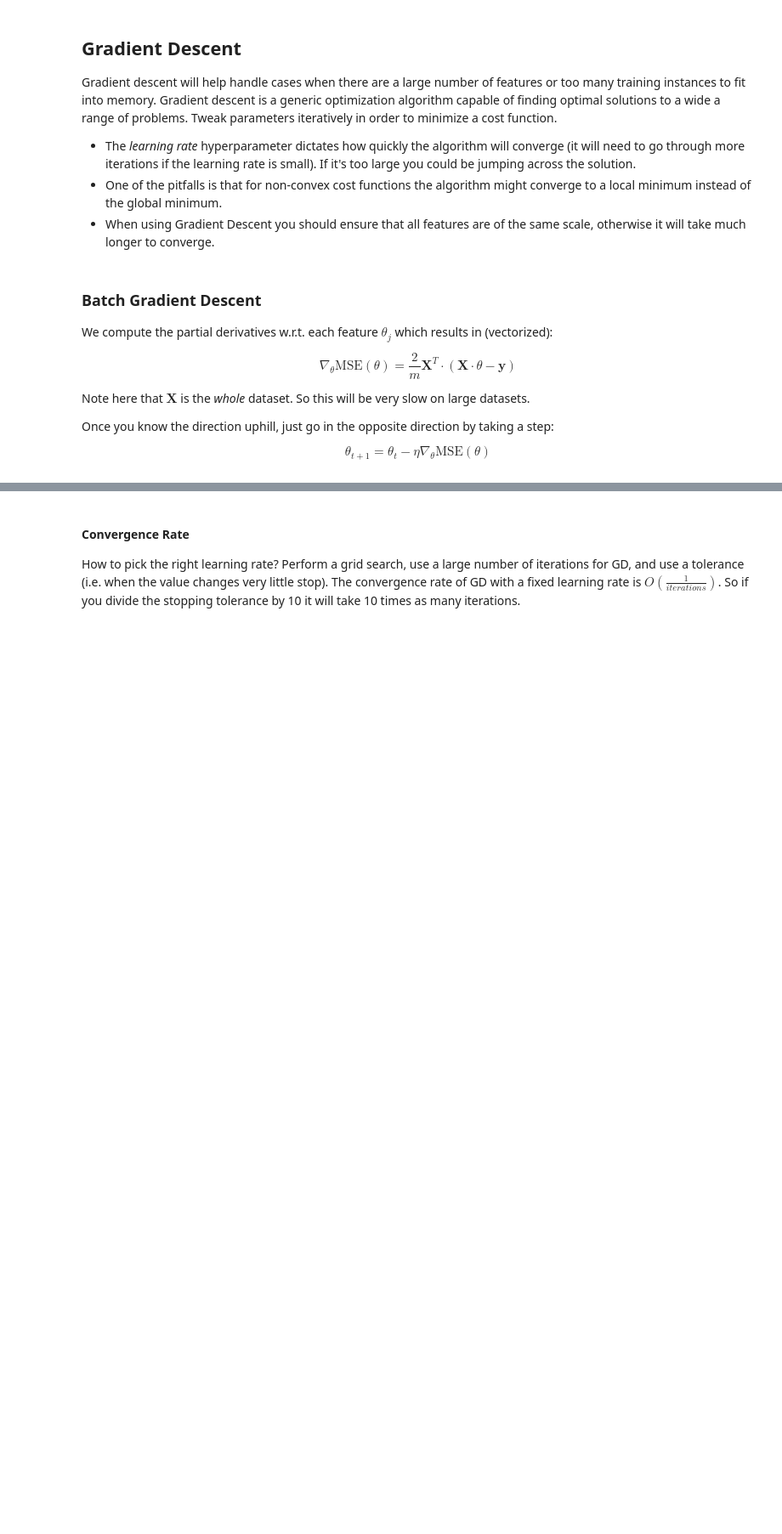
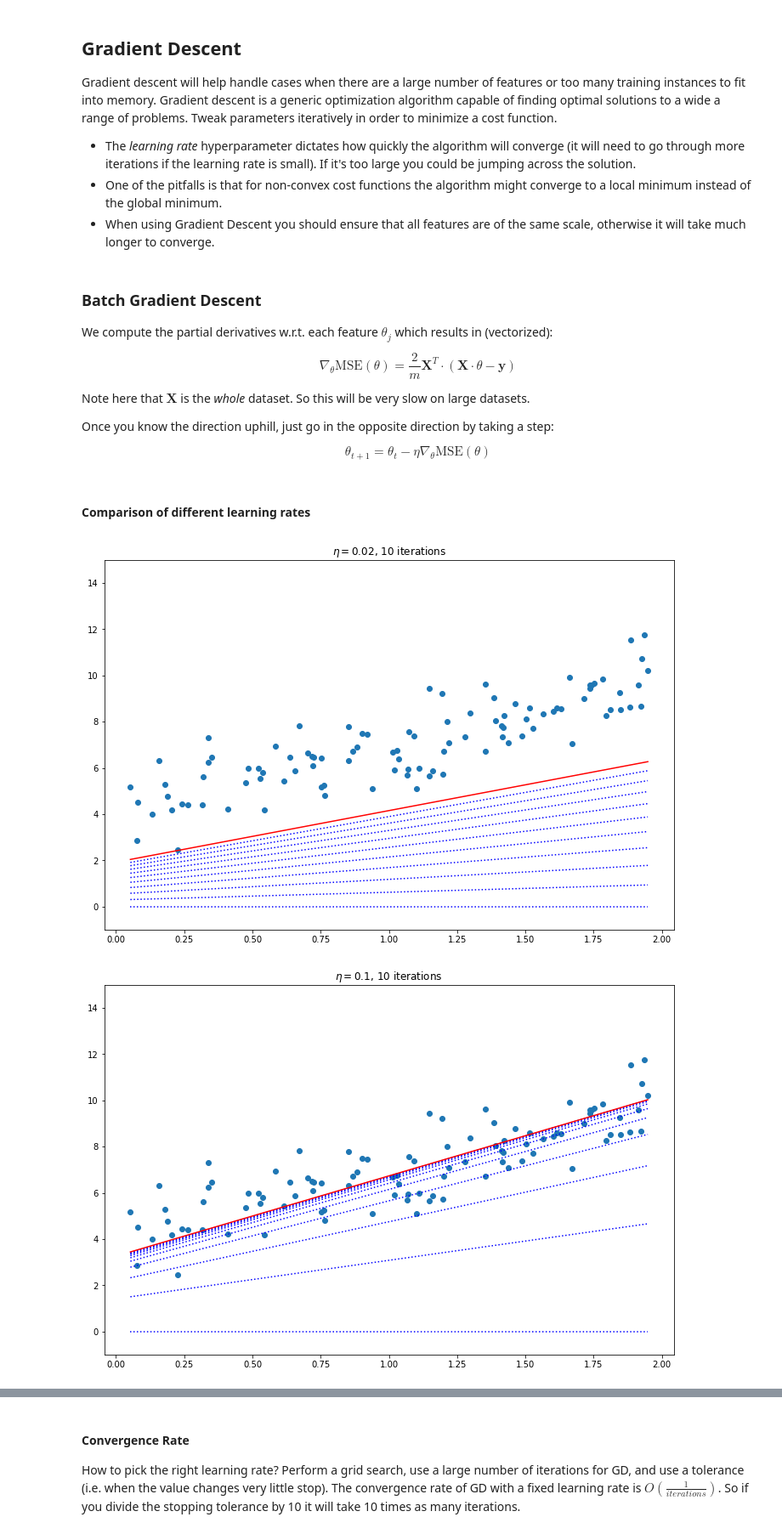
Before and after one commit to rileypeterson/ML, a Jupyter notebook: chapter4/notes.ipynb, the cells around one changed output, grey strips where cells are left out. Shown: that part at 85% size. Saved outputs shown, nothing was run; the diff lists cells and outputs as text; code cells hidden in the pictures; blank space fills up the shorter version.

```diff
--- a/chapter4/notes.ipynb
+++ b/chapter4/notes.ipynb
@@ -114,20 +114,27 @@ Once you know the direction uphill, just go in the opposite direction by taking
 $$ \theta_{t + 1} = \theta_t - \eta \nabla_{\theta} \text{MSE}(\theta) $$
 # %%
 from IPython.display import display, Markdown
+
 display(Markdown("#### Comparison of different learning rates"))
 m = len(y)
 X = np.sort(X, axis=0)
 y = 4 + 3 * X + np.random.randn(100, 1)
 _X = np.hstack((np.ones((len(X), 1)), X))
 iters = 10
 for eta in [0.02, 0.1, 0.42]:
     plt.figure()
     plt.ylim(-1, 15)
     theta = np.zeros((2, 1))
     for _ in range(iters):
-        plt.plot(X[::m-1], np.poly1d(theta[:, 0][::-1])(X)[::m-1], c="b", ls="dotted")
-        grad_mse = 2/m * _X.T @ (_X @ theta - y)
+        plt.plot(
+            X[:: m - 1], np.poly1d(theta[:, 0][::-1])(X)[:: m - 1], c="b", ls="dotted"
+        )
+        grad_mse = 2 / m * _X.T @ (_X @ theta - y)
         theta = theta - eta * grad_mse
     plt.title(f"$\eta = {eta}$, {iters} iterations")
     plt.scatter(X, y)
-    plt.plot(X[::m-1], np.poly1d(theta[:, 0][::-1])(X)[::m-1], "r")
+    plt.plot(X[:: m - 1], np.poly1d(theta[:, 0][::-1])(X)[:: m - 1], "r")
+# %% [output]
+#### Comparison of different learning rates
+[figure, added]
+[figure, added]
```
Also changed, not shown: parts of 20 cells of this notebook.
